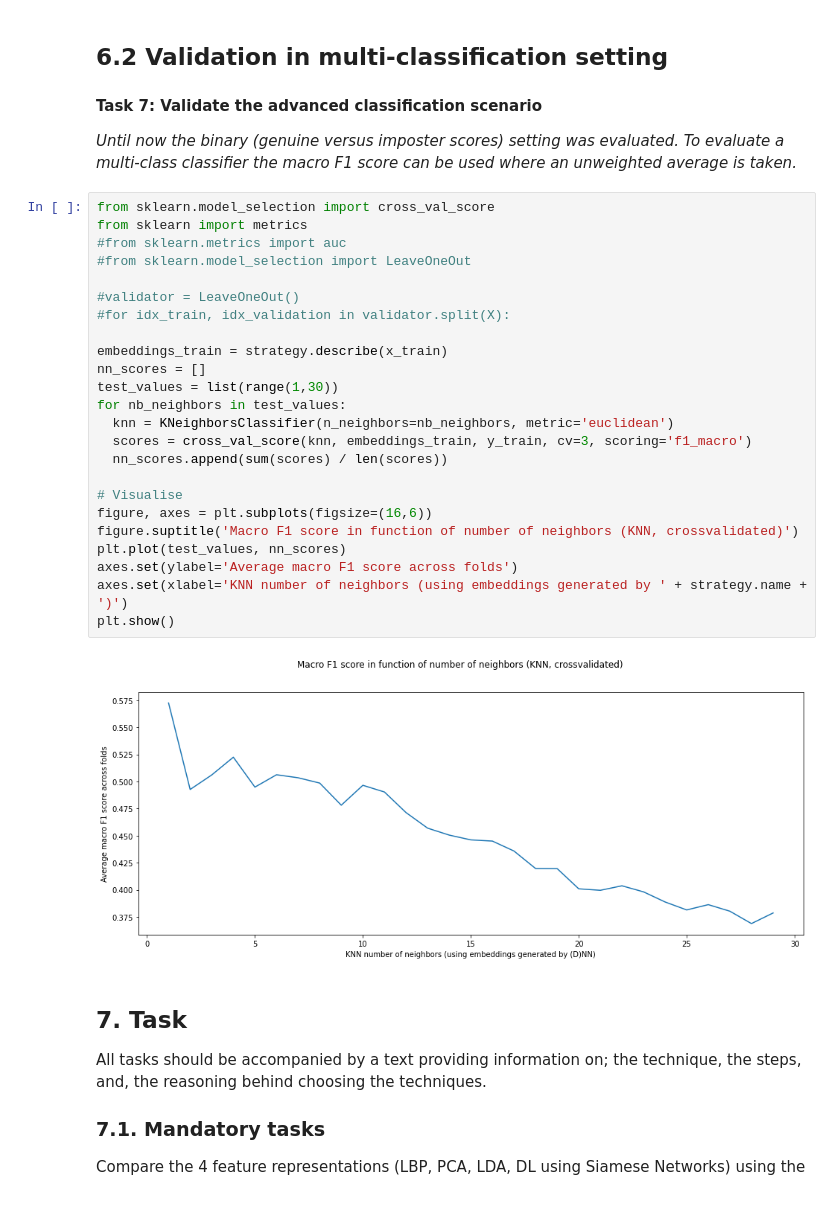
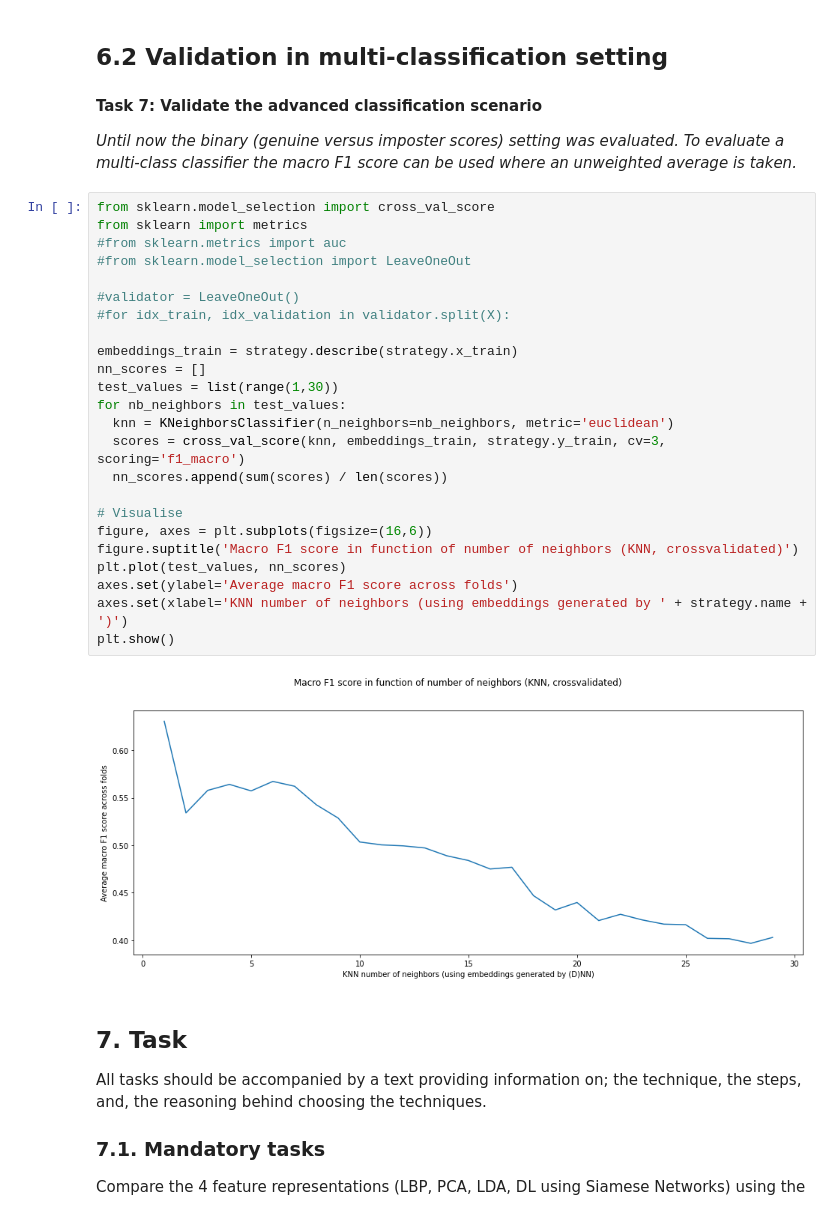
Before and after one commit to BrunoVandekerkhove/biometric-systems, a Jupyter notebook: face_recognition/facial_recognition.ipynb, the cells around one changed output. Cells and saved outputs as stored; diff of their text form.

```diff
--- a/face_recognition/facial_recognition.ipynb
+++ b/face_recognition/facial_recognition.ipynb
@@ -795,29 +795,29 @@ plt.show()
 # %%
 from sklearn.model_selection import cross_val_score
 from sklearn import metrics
 #from sklearn.metrics import auc
 #from sklearn.model_selection import LeaveOneOut
 
 #validator = LeaveOneOut()
 #for idx_train, idx_validation in validator.split(X):
 
-embeddings_train = strategy.describe(x_train)
+embeddings_train = strategy.describe(strategy.x_train)
 nn_scores = []
 test_values = list(range(1,30))
 for nb_neighbors in test_values:
   knn = KNeighborsClassifier(n_neighbors=nb_neighbors, metric='euclidean')
-  scores = cross_val_score(knn, embeddings_train, y_train, cv=3, scoring='f1_macro')
+  scores = cross_val_score(knn, embeddings_train, strategy.y_train, cv=3, scoring='f1_macro')
   nn_scores.append(sum(scores) / len(scores))
 
 # Visualise
 figure, axes = plt.subplots(figsize=(16,6))
 figure.suptitle('Macro F1 score in function of number of neighbors (KNN, crossvalidated)')
 plt.plot(test_values, nn_scores)
 axes.set(ylabel='Average macro F1 score across folds')
 axes.set(xlabel='KNN number of neighbors (using embeddings generated by ' + strategy.name + ')')
 plt.show()
 # %% [output]
-[figure, old version]
+[figure, new version]
 # %% [markdown]
 ## 7. Task
 All tasks should be accompanied by a text providing information on; the technique, the steps, and, the reasoning behind choosing the techniques.
```
Also changed, not shown: parts of 4 cells of this notebook.
